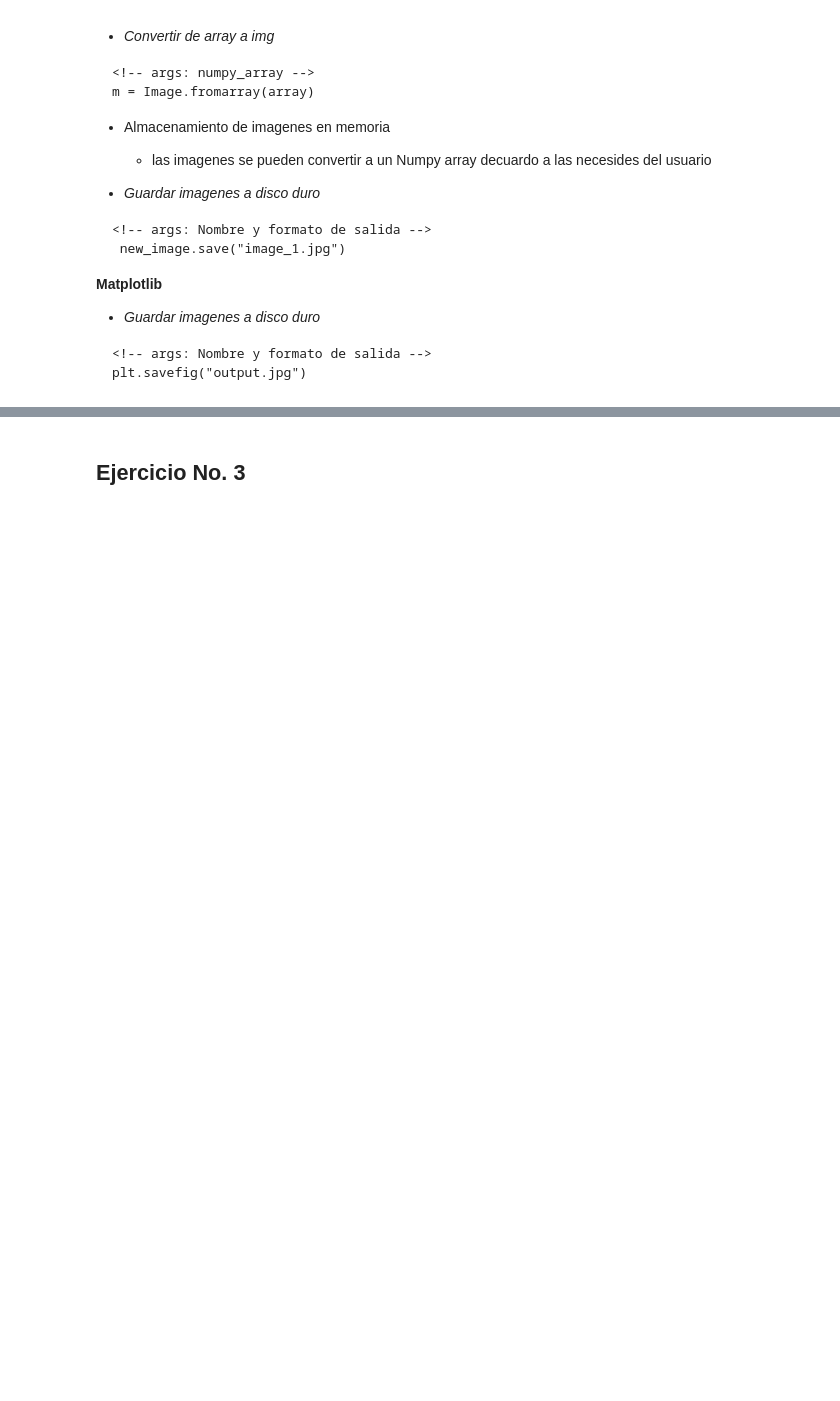
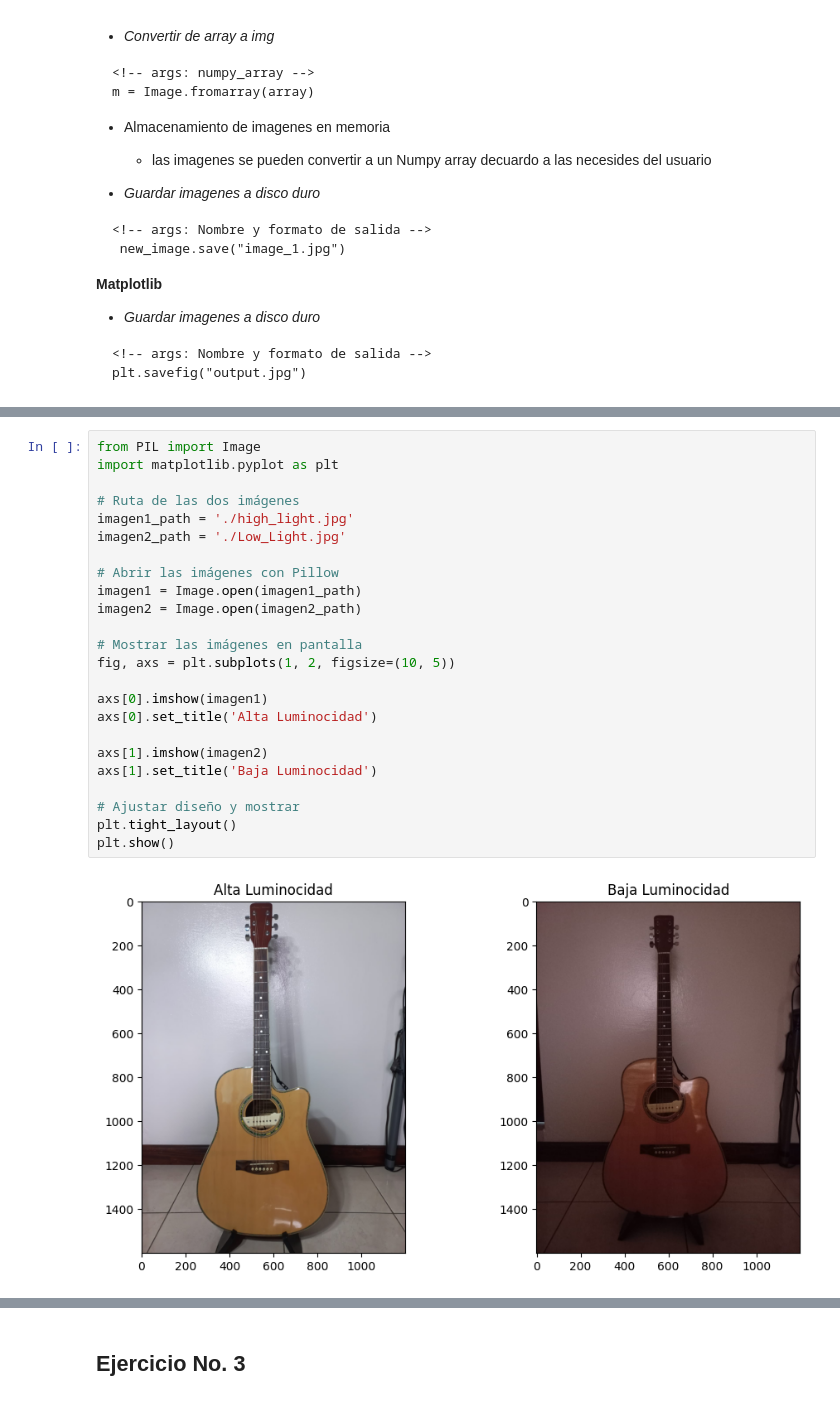
Before and after one commit to Diego-CB/Lista_1, a Jupyter notebook: Lista_1.ipynb, the cells around one changed output, grey strips where cells are left out. Cells and saved outputs as stored; diff of their text form; blank space fills up the shorter version.

```diff
--- a/Lista_1.ipynb
+++ b/Lista_1.ipynb
@@ -77,0 +81,26 @@ plt.savefig("output.jpg")
+# %%
+from PIL import Image
+import matplotlib.pyplot as plt
+
+# Ruta de las dos imágenes
+imagen1_path = './high_light.jpg'
+imagen2_path = './Low_Light.jpg'
+
+# Abrir las imágenes con Pillow
+imagen1 = Image.open(imagen1_path)
+imagen2 = Image.open(imagen2_path)
+
+# Mostrar las imágenes en pantalla
+fig, axs = plt.subplots(1, 2, figsize=(10, 5))
+
+axs[0].imshow(imagen1)
+axs[0].set_title('Alta Luminocidad')
+
+axs[1].imshow(imagen2)
+axs[1].set_title('Baja Luminocidad')
+
+# Ajustar diseño y mostrar
+plt.tight_layout()
+plt.show()
+# %% [output]
+[figure, added]
```
Also changed, not shown: parts of 21 cells of this notebook, 4 other files.
